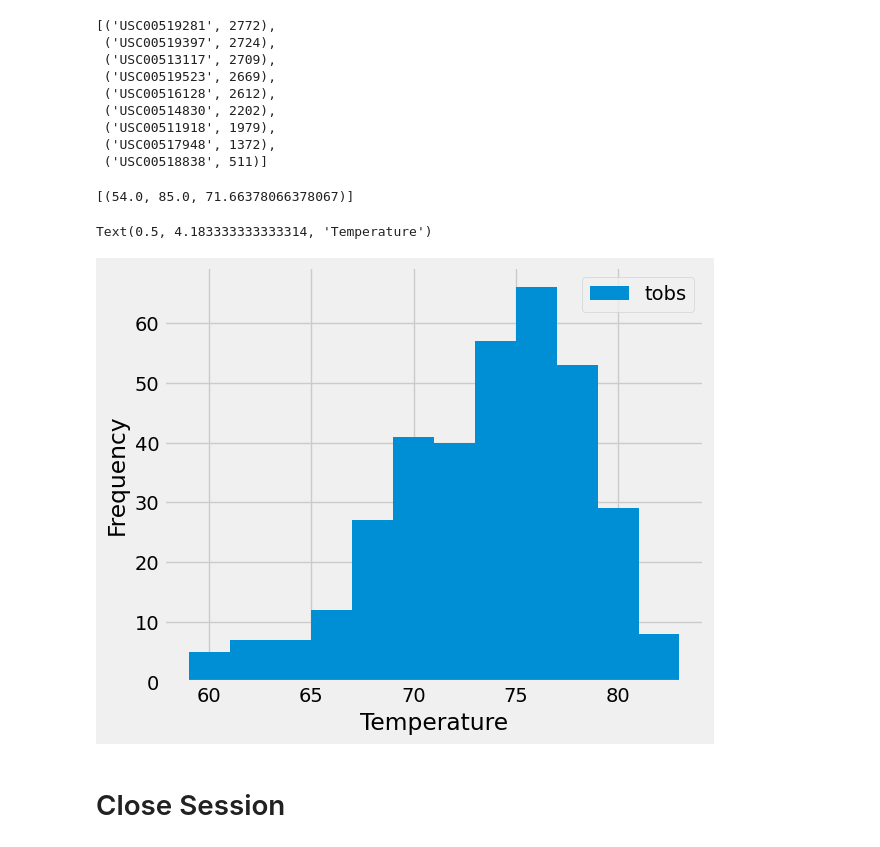
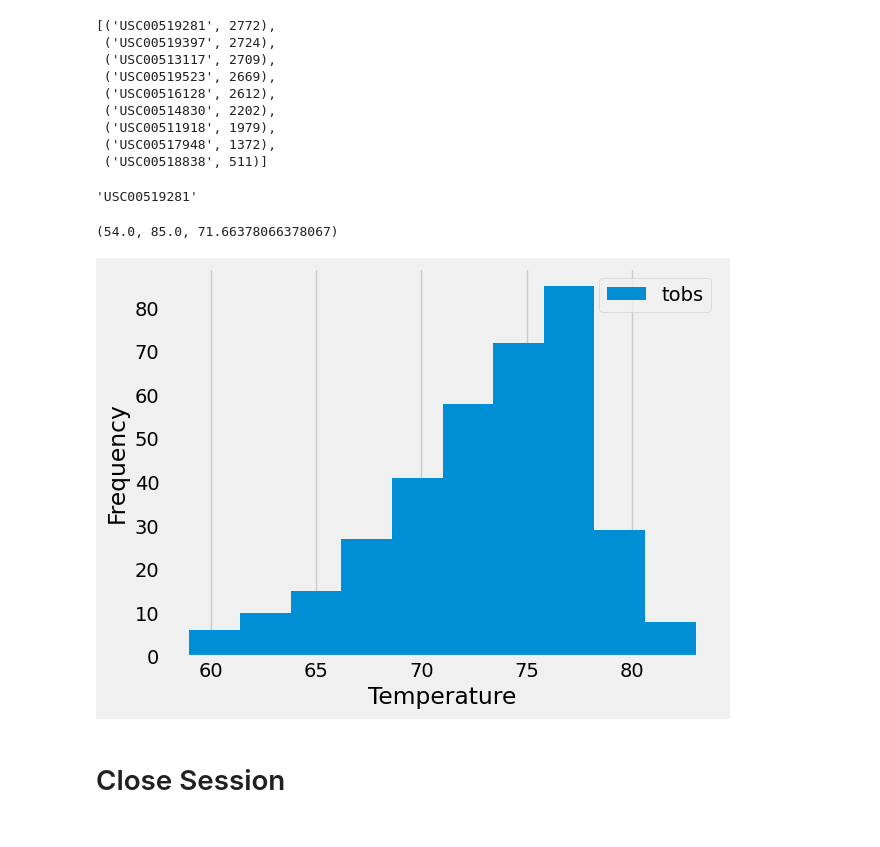
Before and after one commit to sibalea/sqlalchemy-challenge, a Jupyter notebook: SurfsUp/climate.ipynb, the cells around one changed output. Cells and saved outputs as stored; diff of their text form; code cells hidden in the pictures.

```diff
--- a/SurfsUp/climate.ipynb
+++ b/SurfsUp/climate.ipynb
@@ -115,6 +106,12 @@ summary_df
 # %%
 # Design a query to find the most active stations (i.e. which stations have the most rows?)
 # List the stations and their counts in descending order.
+active_stations = session.query(
+    Station.station,
+    func.count(Station.station).label('count')
+).join(Measurement, Station.station == Measurement.station)  # Join stations with measurements
+active_stations = active_stations.group_by(Station.station).order_by(func.count(Station.station).desc()).all()
+active_stations
 # %% [output]
 [('USC00519281', 2772),
  ('USC00519397', 2724),
@@ -125,16 +122,45 @@ summary_df
  ('USC00511918', 1979),
  ('USC00517948', 1372),
  ('USC00518838', 511)]
+# %%
+active_stations[0][0]
+# %% [output]
+'USC00519281'
 # %%
 # Using the most active station id from the previous query, calculate the lowest, highest, and average temperature.
+most_active_station = active_stations[0][0]
+
+session.query(
+        func.min(Measurement.tobs).label('min_temp'),
+        func.max(Measurement.tobs).label('max_temp'),
+        func.avg(Measurement.tobs).label('avg_temp')
+    ).filter(Measurement.station == most_active_station).one()
 # %% [output]
-[(54.0, 85.0, 71.66378066378067)]
+(54.0, 85.0, 71.66378066378067)
 # %%
 # Using the most active station id
 # Query the last 12 months of temperature observation data for this station and plot the results as a histogram
+most_active_station_tobs = session.query(
+        Measurement.date,
+        Measurement.tobs
+    ).filter(
+        sqlalchemy.and_(
+            Measurement.station == most_active_station,
+            Measurement.date <= start_date,
+            Measurement.date >= end_date
+        )
+    ).all()
+
+most_active_station_df = pd.DataFrame(most_active_station_tobs, columns=['date', 'tobs'])
+
+most_active_station_df['tobs'].plot(kind='hist')
+plt.xlabel('Temperature')
+plt.ylabel('Frequency')
+plt.legend()
+plt.grid(axis='y')
+plt.show()
 # %% [output]
-Text(0.5, 4.183333333333314, 'Temperature')
-[figure, old version]
+[figure, new version]
 # %% [markdown]
 # Close Session
 # %%
```
Also changed, not shown: parts of 3 cells of this notebook.
